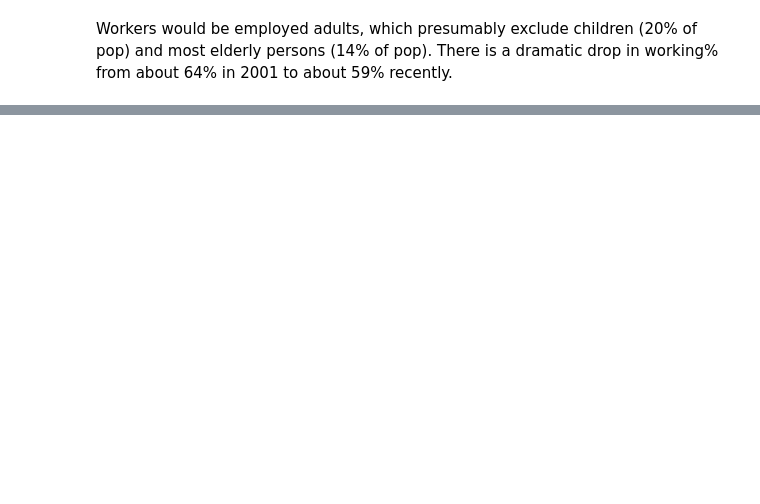
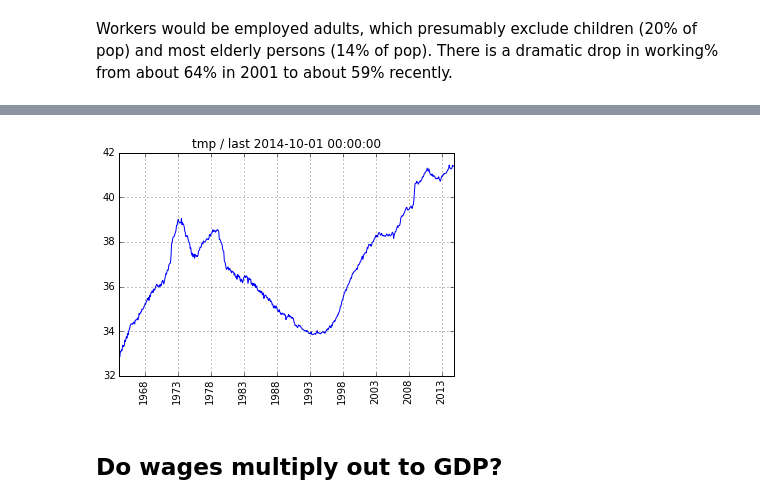
Before and after one commit to rsvp/fecon235, a Jupyter notebook: nb/fred-gdp-wage.ipynb, the cells around one changed output, grey strips where cells are left out. Cells and saved outputs as stored; diff of their text form; code cells hidden in the pictures; blank space fills up the shorter version.

```diff
--- a/nb/fred-gdp-wage.ipynb
+++ b/nb/fred-gdp-wage.ipynb
@@ -160,0 +156,9 @@ Real GDP is currently based on 2009 dollars, but with our own deflator we can us
+# %%
+#  REAL income in thousands per worker:
+rinc = todf((defl * inc)/1000.0)
+# %%
+plotfred( rinc )
+# %% [output]
+[figure, added]
+# %% [markdown]
+## Do wages multiply out to GDP?
```
Also changed, not shown: parts of 94 cells of this notebook, 2 other files.
